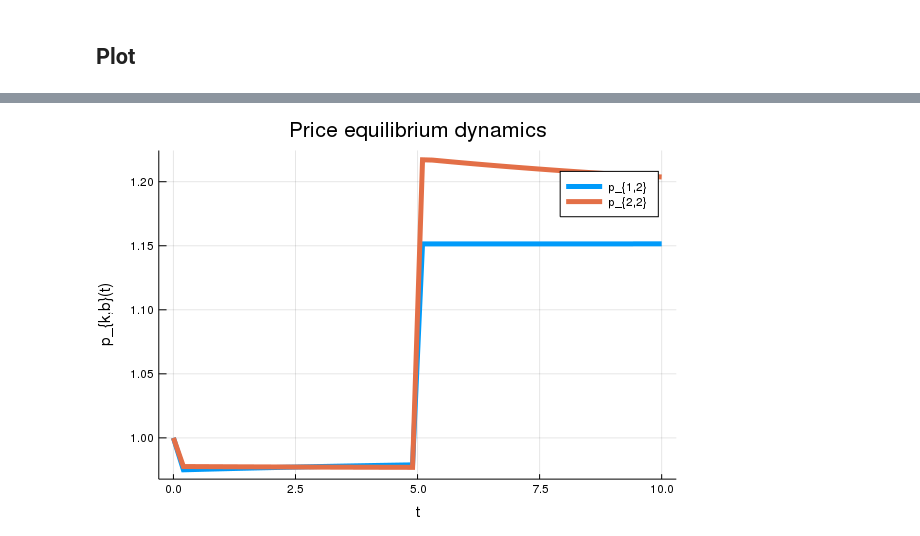
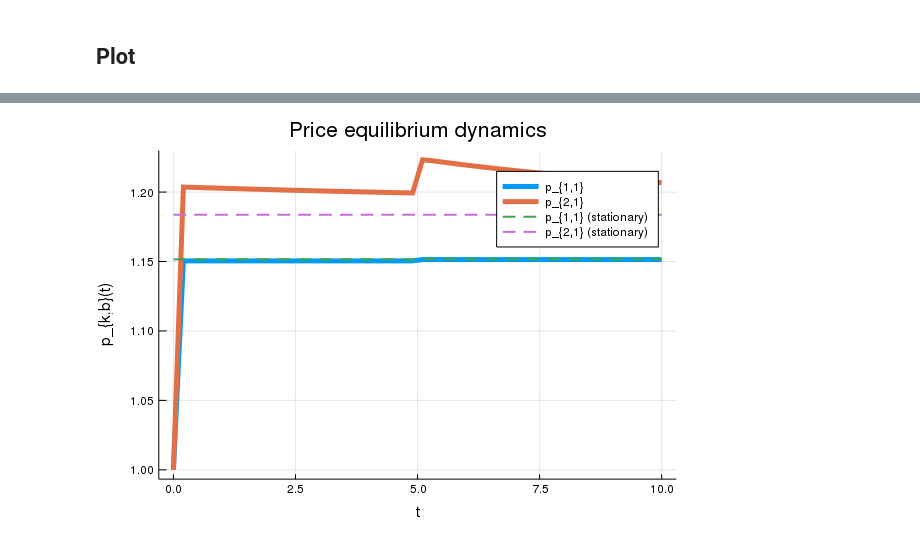
Before and after one commit to lnsongxf/Perla1.jl, a Jupyter notebook: solve-full-model.ipynb, the cells around one changed output, grey strips where cells are left out. Drawn from its saved outputs; the diff is of its cells as text; code cells hidden in the pictures.

Commit message:
Add plots for equilibrium prices on stationary awareness distribution

```diff
--- a/solve-full-model.ipynb
+++ b/solve-full-model.ipynb
@@ -74,4 +74,5 @@ profit = get_profit(demand_asymmetric) # change demand function if you want
 ## Solve
 # %%
 fs = sol_awareness.(ts) # sampled awareness distributions
-ps = (f -> compute_price_equilibrium(f, params_demand, profit).p).(fs); # equilibrium prices at fs
+ps = (f -> compute_price_equilibrium(f, params_demand, profit).p).(fs) # equilibrium prices at fs
+ps_stationary = compute_price_equilibrium(stationary, params_demand, profit).p # equilibrium price at stataionry f
@@ -82,6 +85,13 @@ get_ps = (k, b) -> (p -> p[k, b]).(ps) # returns equilibrium prices for k-type b
 # %% [markdown]
 ## Plot
 # %%
-plot(ts, get_ps.(1:2, 1),linewidth=5,
+# helper function for plots
+function generate_plot(b, ts, ps, ps_stationary)
+   plot(ts, get_ps.(1:2, b),linewidth=5,
     title="Price equilibrium dynamics",
-     xaxis="t",yaxis="p_{k,b}(t)",label=string.("p_{",1:length(params.cohorts),",1}"))
+     xaxis="t",yaxis="p_{k,b}(t)",label=string.("p_{",1:length(params.cohorts),",", b, "}"))
+    plot!(ts, (p -> fill(p, length(ts))).(ps_stationary[:,b]),
+        label=[string.("p_{",1:length(params.cohorts),",", b, "}");
+               string.("p_{",1:length(params.cohorts),",", b, "} (stationary)")],
+        linewidth=2, linestyle = :dash)
+end;
@@ -90,6 +98,4 @@ plot(ts, get_ps.(1:2, 1),linewidth=5,
-# %%
-plot(ts, get_ps.(1:2, 2),linewidth=5,
-    title="Price equilibrium dynamics",
-     xaxis="t",yaxis="p_{k,b}(t)",label=string.("p_{",1:length(params.cohorts),",2}"))
-# %% [output]
-[figure, removed]
+# %%
+generate_plot(1, ts, get_ps.(1:2, 1), ps_stationary)
+# %% [output]
+[figure, added]
```
Also changed, not shown: parts of 6 cells of this notebook.
